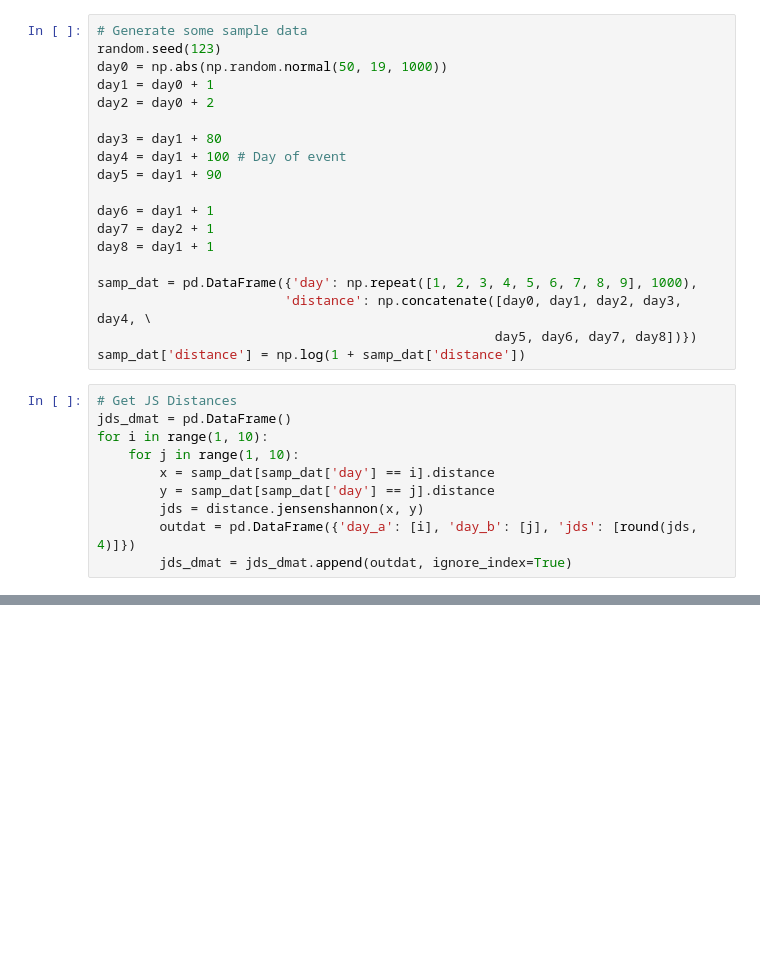
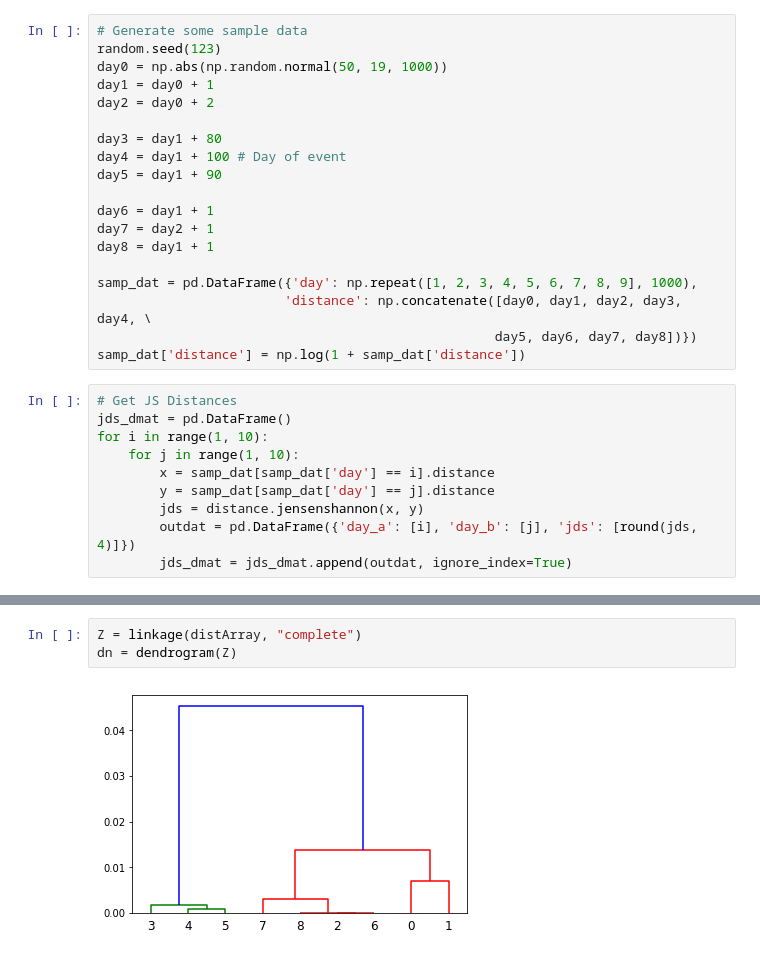
Before and after one commit to johnwoodill/Patagonia-EDA, a Jupyter notebook: notebooks/Jenson-Shannon-Example.ipynb, the cells around one changed output, grey strips where cells are left out. Saved outputs shown, nothing was run; the diff lists cells and outputs as text; blank space fills up the shorter version.

```diff
--- a/notebooks/Jenson-Shannon-Example.ipynb
+++ b/notebooks/Jenson-Shannon-Example.ipynb
@@ -57,2 +58,7 @@ dn = dendrogram(Z)
+# %%
+Z = linkage(distArray, "complete")
+dn = dendrogram(Z)
+# %% [output]
+[figure, added]
 # %%
 from pyclustering.cluster.kmedoids import kmedoids;
```
Also changed, not shown: parts of 5 cells of this notebook, 4 other files.
